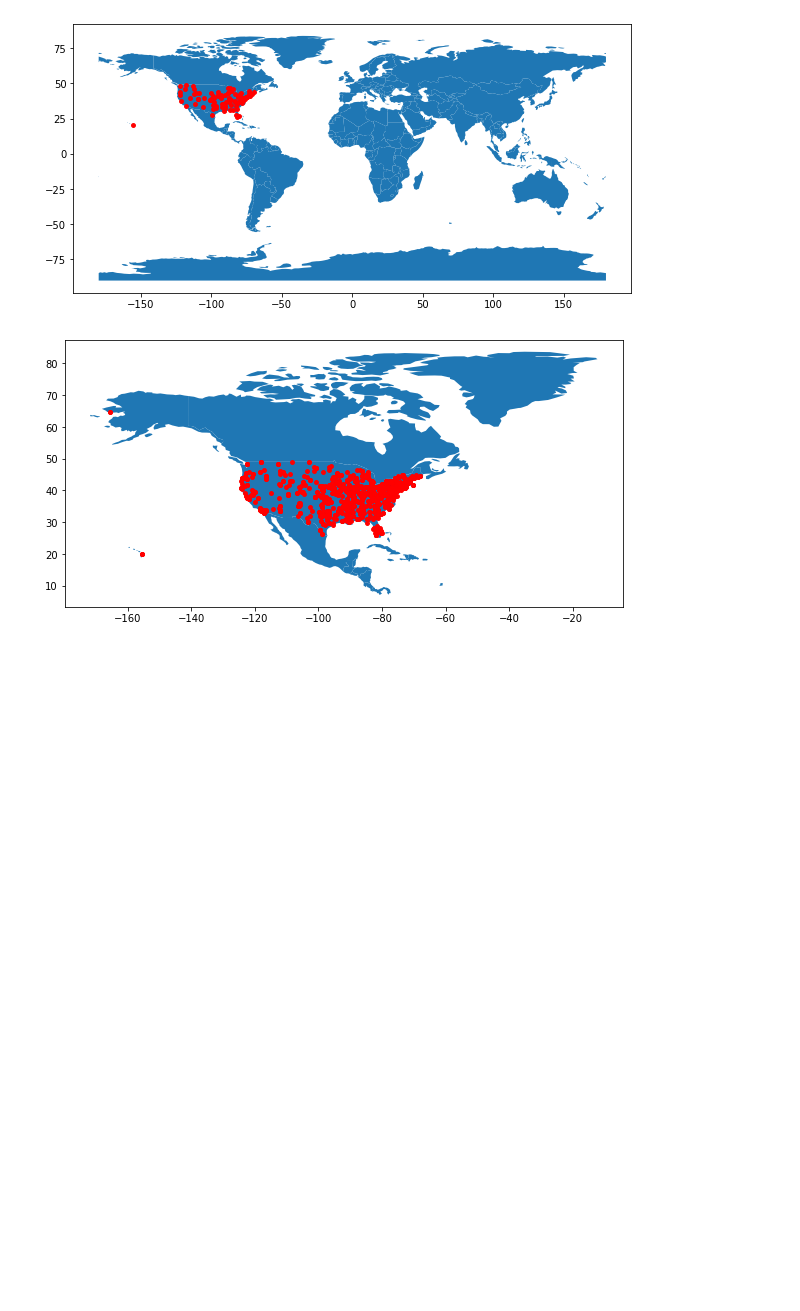
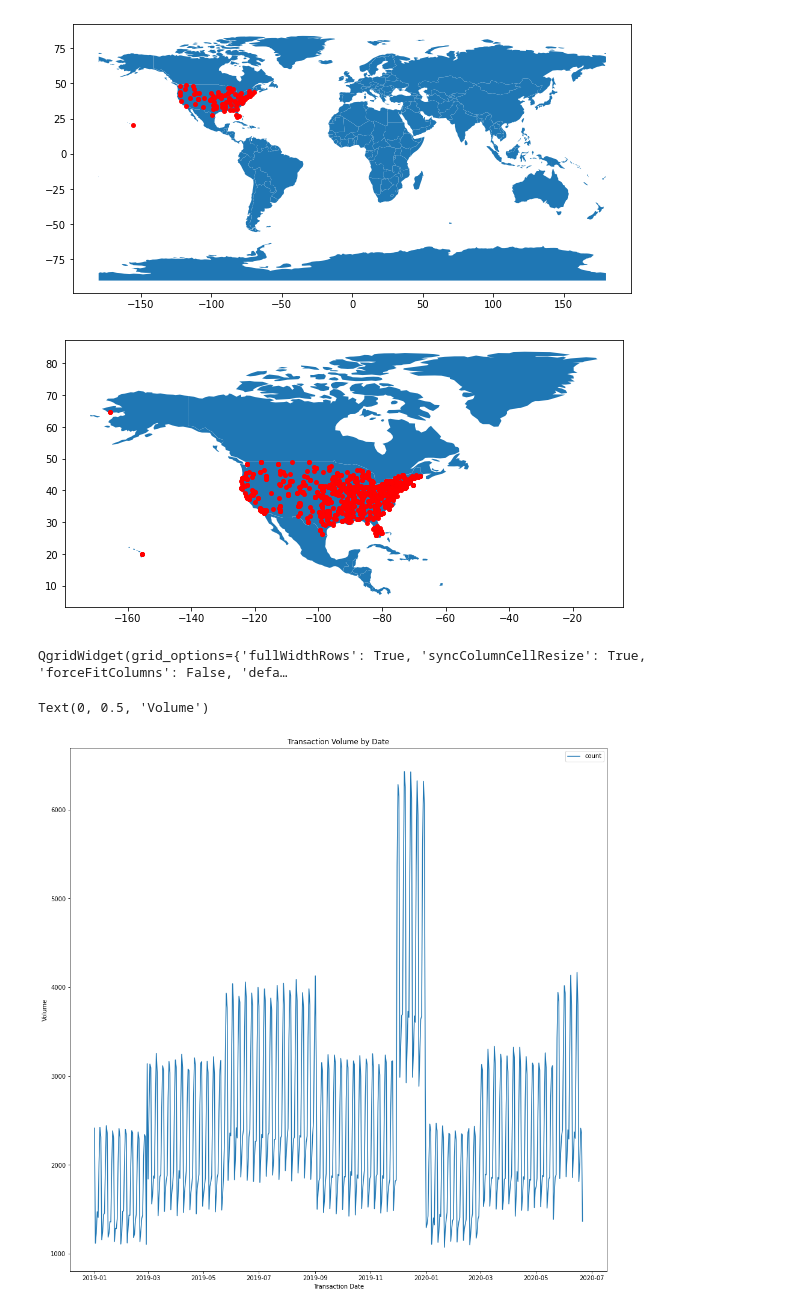
Before and after one commit to cwperks/eai6000_group5, a Jupyter notebook: week1/cperkins_week1_eda.ipynb, the cells around one changed output. Drawn from its saved outputs; the diff is of its cells as text; code cells hidden in the pictures; blank space fills up the shorter version.

```diff
--- a/week1/cperkins_week1_eda.ipynb
+++ b/week1/cperkins_week1_eda.ipynb
@@ -18,3 +38,11 @@ print(fraud_df.shape)
+# %%
+fraud_df['txn_datetime'] =  pd.to_datetime(fraud_df['trans_date_trans_time'], format='%Y-%m-%d %H:%M:%S')
+
+fraud_df['date_of_birth'] =  pd.to_datetime(fraud_df['dob'], format='%Y-%m-%d')
+fraud_df['year_of_birth'] = fraud_df['date_of_birth'].dt.year
+fraud_df['date_of_birth'] = fraud_df['date_of_birth'].dt.date
+
+fraud_df['txn_date'] = fraud_df['txn_datetime'].dt.date
 # %%
 import qgrid
 
@@ -93,3 +121,17 @@ ax = world[world.continent == 'North America']
 gdf.plot(ax=ax.plot(figsize=(10, 6)), marker='o', color='red', markersize=15);
 # %% [output]
 [figure]
+# %%
+txn_count_by_date = fraud_df['txn_date'].value_counts().sort_index().reset_index()
+txn_count_by_date.columns = ['txn_date','count']
+
+qgrid.show_grid(txn_count_by_date.head(100), grid_options={'forceFitColumns': False, 'defaultColumnWidth': 100})
+# %% [output]
+QgridWidget(grid_options={'fullWidthRows': True, 'syncColumnCellResize': True, 'forceFitColumns': False, 'defa…
+# %%
+plt = txn_count_by_date.plot.line(x='txn_date', y='count', figsize=(16, 16), title="Transaction Volume by Date")
+plt.set_xlabel('Transaction Date')
+plt.set_ylabel('Volume')
+# %% [output]
+Text(0, 0.5, 'Volume')
+[figure, added]
```
Also changed, not shown: parts of 2 cells of this notebook.
